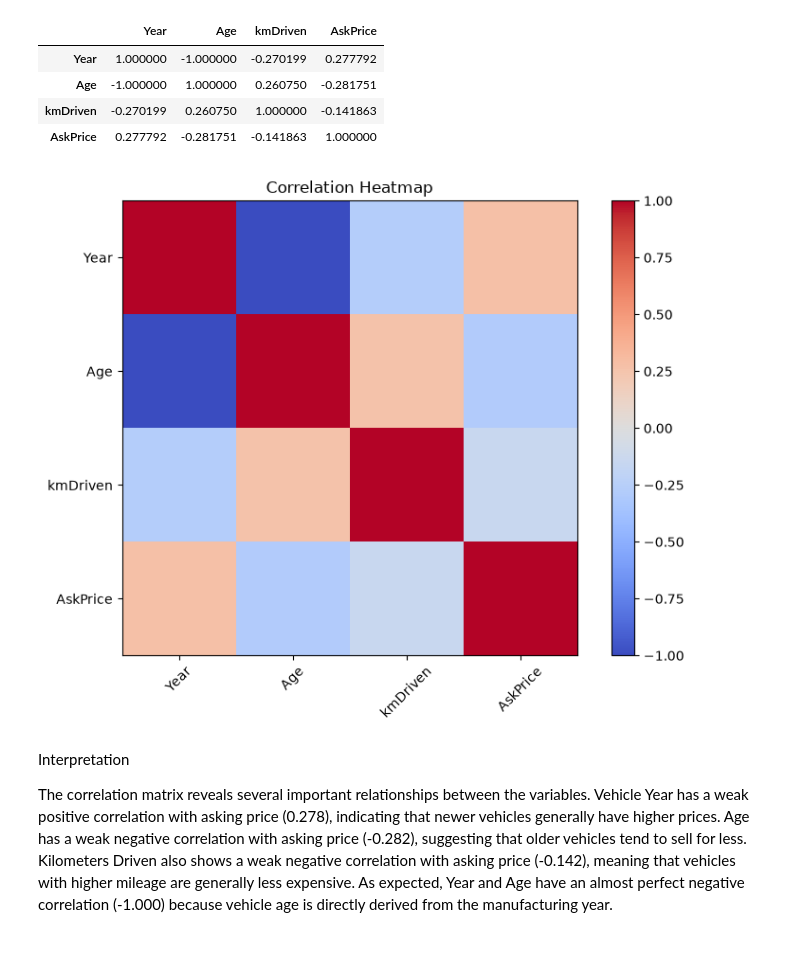
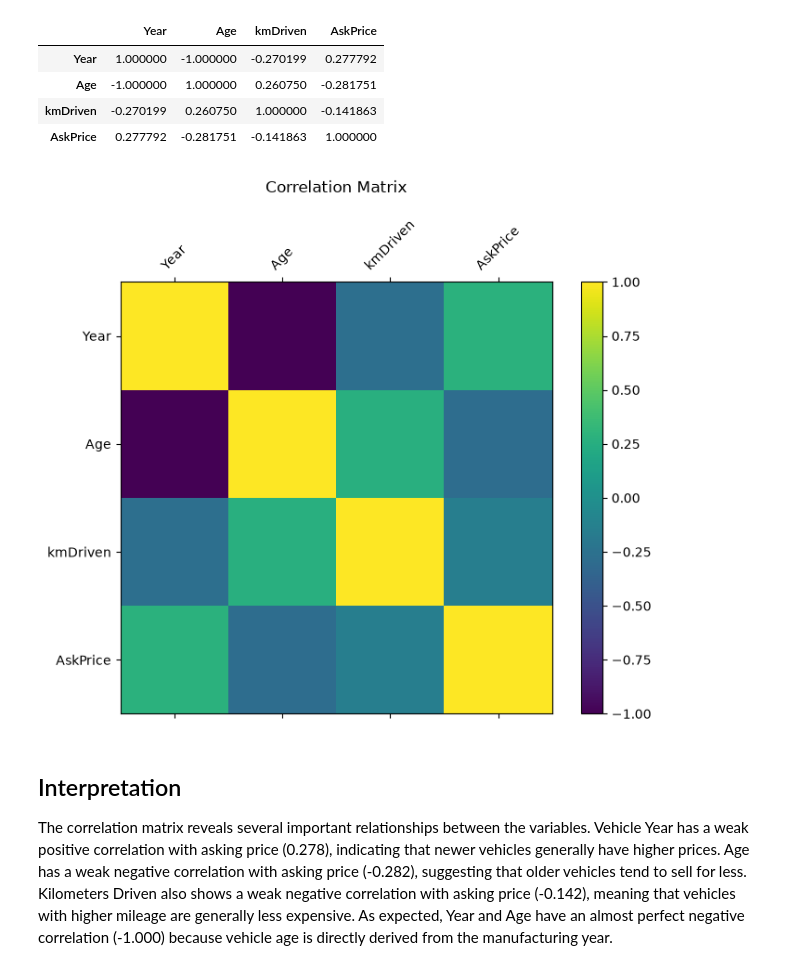
Before and after one commit to JacquaM/DriveValue-AI, a Jupyter notebook: notebooks/02_Exploratory_Data_Analysis.ipynb, the cells around one changed output. Drawn from its saved outputs; the diff is of its cells as text; code cells hidden in the pictures.

```diff
--- a/notebooks/02_Exploratory_Data_Analysis.ipynb
+++ b/notebooks/02_Exploratory_Data_Analysis.ipynb
@@ -352,26 +442,29 @@ correlation
 | kmDriven | -0.270199 | 0.260750 | 1.000000 | -0.141863 |
 | AskPrice | 0.277792 | -0.281751 | -0.141863 | 1.000000 |
 # %%
-import matplotlib.pyplot as plt
-
 plt.figure(figsize=(8,6))
 
-plt.imshow(correlation, cmap="coolwarm", interpolation="nearest")
+plt.matshow(correlation, fignum=1)
 
 plt.colorbar()
 
-plt.xticks(range(len(correlation.columns)), correlation.columns, rotation=45)
+plt.xticks(
+    range(len(correlation.columns)),
+    correlation.columns,
+    rotation=45
+)
 
-plt.yticks(range(len(correlation.columns)), correlation.columns)
+plt.yticks(
+    range(len(correlation.columns)),
+    correlation.columns
+)
 
-plt.title("Correlation Heatmap")
-
-plt.tight_layout()
+plt.title("Correlation Matrix", pad=20)
 
 plt.show()
 # %% [output]
-[figure, old version]
+[figure, new version]
 # %% [markdown]
-Interpretation
+## Interpretation
 
 The correlation matrix reveals several important relationships between the variables. Vehicle Year has a weak positive correlation with asking price (0.278), indicating that newer vehicles generally have higher prices. Age has a weak negative correlation with asking price (-0.282), suggesting that older vehicles tend to sell for less. Kilometers Driven also shows a weak negative correlation with asking price (-0.142), meaning that vehicles with higher mileage are generally less expensive. As expected, Year and Age have an almost perfect negative correlation (-1.000) because vehicle age is directly derived from the manufacturing year.
```
Also changed, not shown: parts of 18 cells of this notebook, 2 other files.
